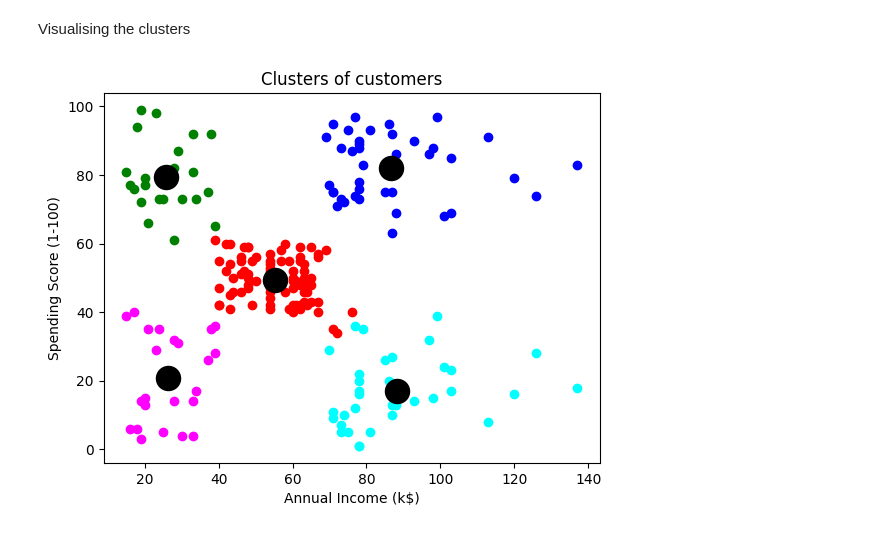
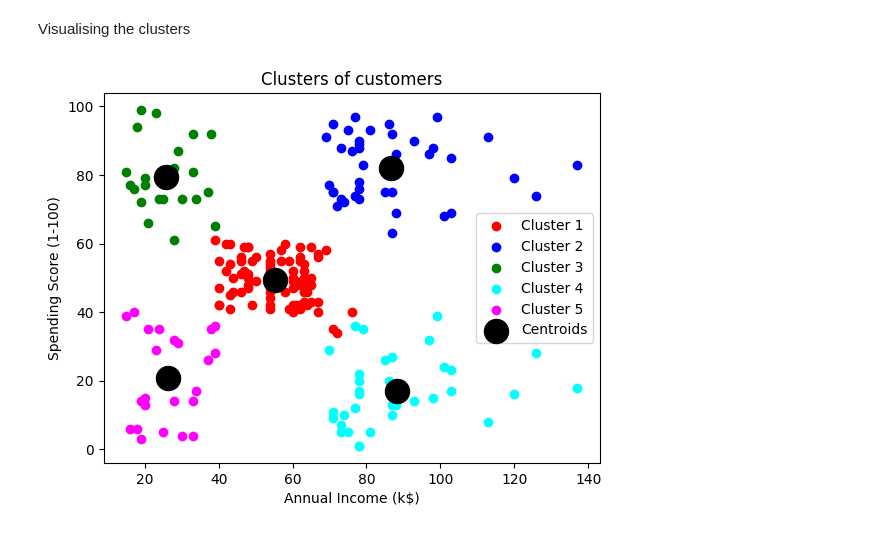
Before and after one commit to Maysha-Khanom-Moon/Machine-Learning-Fundamentals, a Jupyter notebook: part_04/k-means_clustering.ipynb, the cells around one changed output. Drawn from its saved outputs; the diff is of its cells as text; code cells hidden in the pictures.

Commit message:
adding legend in k-means clustering

```diff
--- a/part_04/k-means_clustering.ipynb
+++ b/part_04/k-means_clustering.ipynb
@@ -86,19 +86,20 @@ Visualising the clusters
 # %%
 plt.scatter(X[y_kmeans == 0, 0], X[y_kmeans == 0, 1], color='red', label='Cluster 1')
 
 plt.scatter(X[y_kmeans == 1, 0], X[y_kmeans == 1, 1], color='blue', label='Cluster 2')
 
 plt.scatter(X[y_kmeans == 2, 0], X[y_kmeans == 2, 1], color='green', label='Cluster 3')
 
 plt.scatter(X[y_kmeans == 3, 0], X[y_kmeans == 3, 1], color='cyan', label='Cluster 4')
 
 plt.scatter(X[y_kmeans == 4, 0], X[y_kmeans == 4, 1], color='magenta', label='Cluster 5')
 
 plt.scatter(kmeans.cluster_centers_[:, 0], kmeans.cluster_centers_[:, 1], s=300, c='black', label='Centroids')
 
 plt.title('Clusters of customers')
 plt.xlabel('Annual Income (k$)')
 plt.ylabel('Spending Score (1-100)')
+plt.legend()
 plt.show()
 # %% [output]
-[figure, old version]
+[figure, new version]
```
